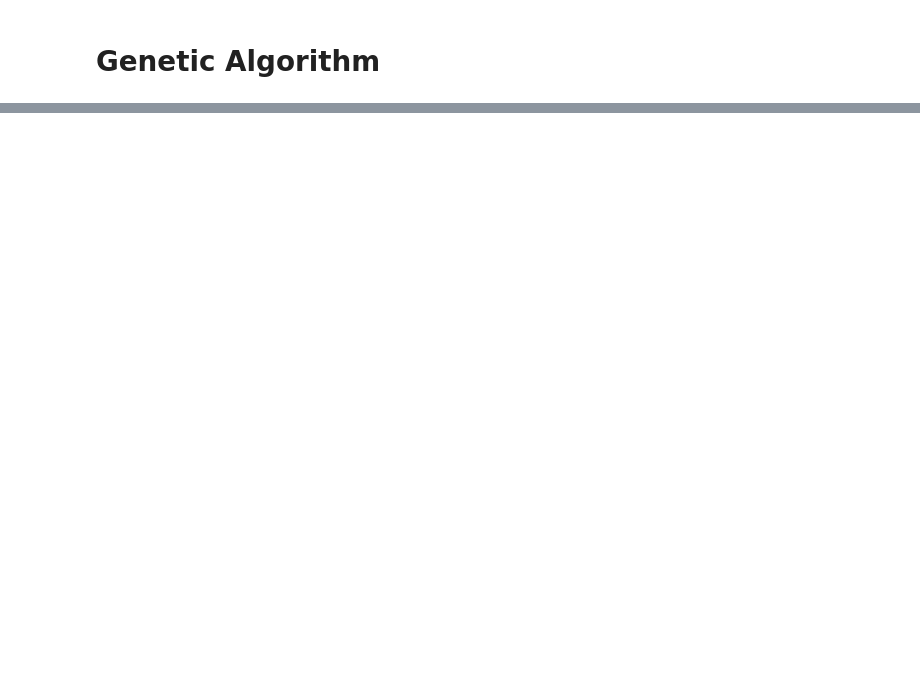
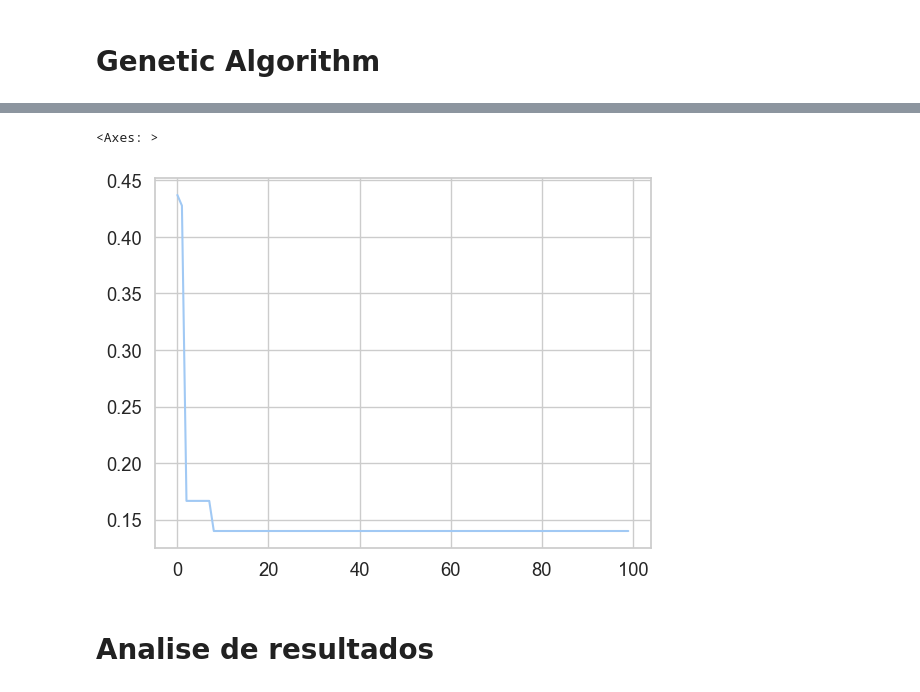
Before and after one commit to Dumendes10/CIFO_24_25_Group_AM, a Jupyter notebook: notebook1_v3_helena.ipynb, the cells around one changed output, grey strips where cells are left out. Saved outputs shown, nothing was run; the diff lists cells and outputs as text; code cells hidden in the pictures; blank space fills up the shorter version.

```diff
--- a/notebook1_v3_helena.ipynb
+++ b/notebook1_v3_helena.ipynb
@@ -727,6 +984,3 @@ def standard_crossover_with_position_repair(parent1, parent2, players_df, crosso
         return repaired_offspring
 
     return repair_offspring(offspring1), repair_offspring(offspring2)
-# %%
-parent1 = [[2, 12, 5, 19, 15, 29, 27], [1, 13, 11, 22, 18, 30, 28], [3, 9, 14, 16, 20, 33, 31], [4, 8, 7, 21, 24, 25, 26], [0, 10, 6, 23, 17, 32, 34]]
-parent2 = [[2, 7, 9, 20, 24, 32, 25], [3, 8, 10, 15, 19, 34, 27], [1, 12, 5, 23, 21, 29, 30], [0, 14, 11, 22, 16, 31, 33], [4, 6, 13, 17, 18, 28, 26]]
@@ -1695,21 +1813,0 @@ def mutate_team_structure(self):
-# %%
-class SportsLeagueGASolution(SportsLeagueSolution):
-    # crossover
-    def crossover(self, other_solution):
-        offspring1_repr, offspring2_repr = standard_crossover_with_position_repair(
-            self.repr, other_solution.repr, self.players_df
-        )
-
-        return (
-            SportsLeagueGASolution(repr=offspring1_repr),
-            SportsLeagueGASolution(repr=offspring2_repr)
-        )
-
-    # mutation
-    def mutation(self, mut_prob=0):
-        if random.random() < mut_prob:
-            # Perform some actual mutation on self.repr
-            mutated_repr = mutate_team_structure(self.repr)
-            return SportsLeagueGASolution(repr=mutated_repr)
-        else:
-            return deepcopy(self)
@@ -1808,0 +2064,7 @@ Fitness: 0.2770102775666495
+# %%
+POP_SIZE = 50
+initial_population = [
+    SportsLeagueGASolution(mutation_function=player_role_left_shift_mutation, crossover_function=standard_crossover_with_position_repair)
+    for _ in range(POP_SIZE)
+]
+initial_population
@@ -1808,0 +2089,8 @@ Fitness: 0.2770102775666495
+# %%
+best_solution = genetic_algorithm(
+     initial_population=initial_population,
+     selection_algorithm=tournament_selection,
+     max_gen=100,
+     maximization=False,
+     verbose=True,
+     elitism=True,)
@@ -1808,0 +2141,7 @@ Fitness: 0.2770102775666495
+# %%
+sns.lineplot(best_solution[1])
+# %% [output]
+<Axes: >
+[figure, added]
+# %% [markdown]
+# Analise de resultados
```
Also changed, not shown: parts of 89 cells of this notebook.
